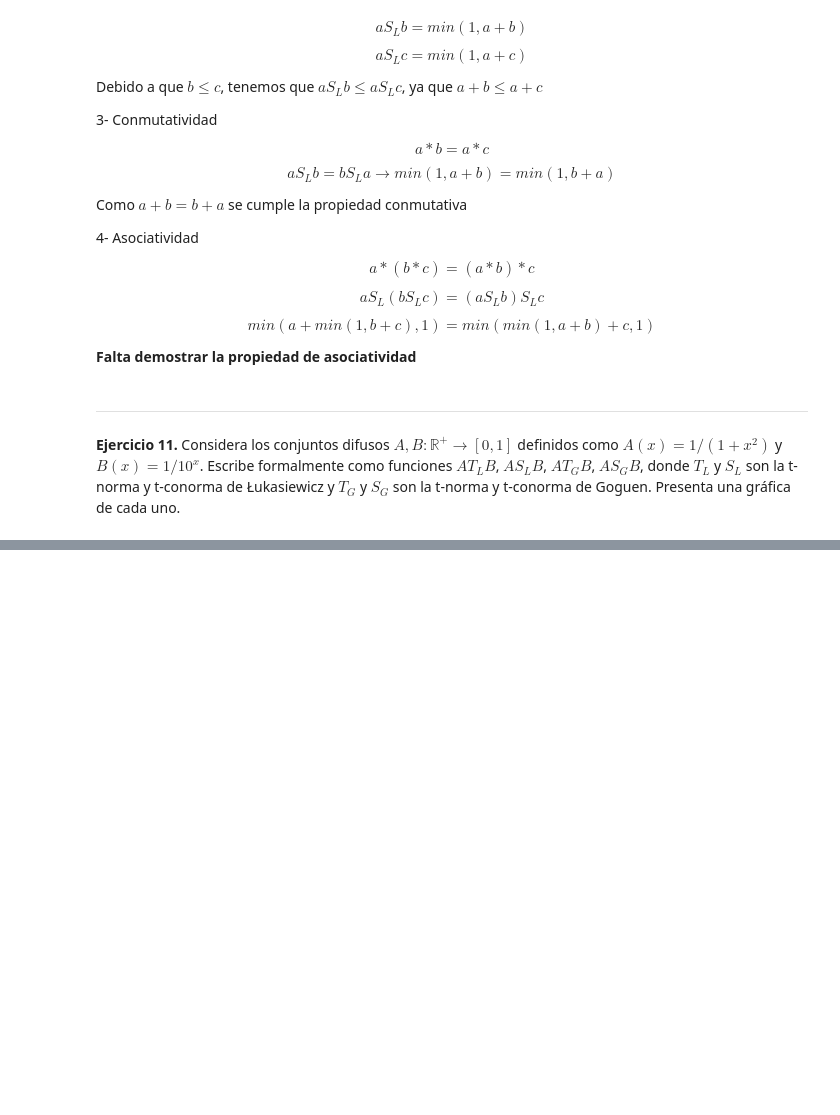
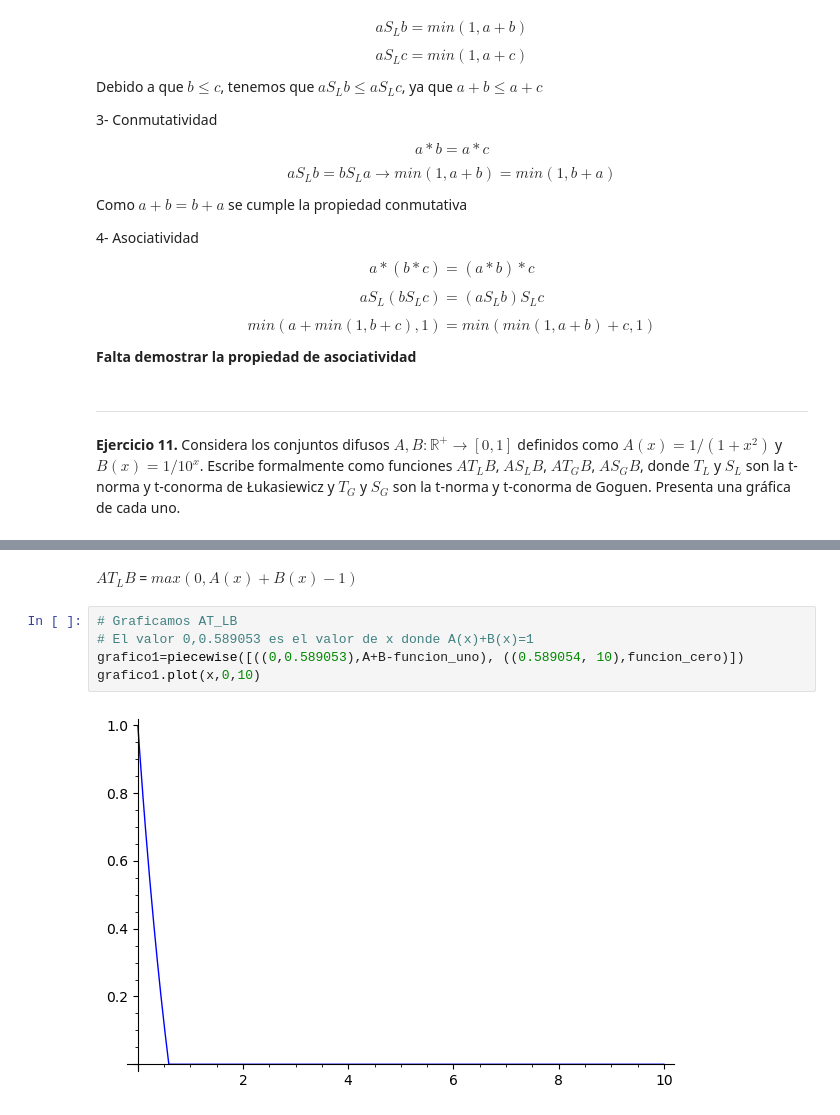
Before and after one commit to KeithMaxwell20/Notebook-Aplicada, a Jupyter notebook: ejercitario1.ipynb, the cells around one changed output, grey strips where cells are left out. Saved outputs shown, nothing was run; the diff lists cells and outputs as text; blank space fills up the shorter version.

```diff
--- a/ejercitario1.ipynb
+++ b/ejercitario1.ipynb
@@ -479,0 +483,9 @@ plt.show()
+# %% [markdown]
+$AT_LB$ = $max(0, A(x)+B(x)-1)$
+# %%
+# Graficamos AT_LB
+# El valor 0,0.589053 es el valor de x donde A(x)+B(x)=1
+grafico1=piecewise([((0,0.589053),A+B-funcion_uno), ((0.589054, 10),funcion_cero)])
+grafico1.plot(x,0,10)
+# %% [output]
+[figure, added]
```
Also changed, not shown: parts of 14 cells of this notebook.
